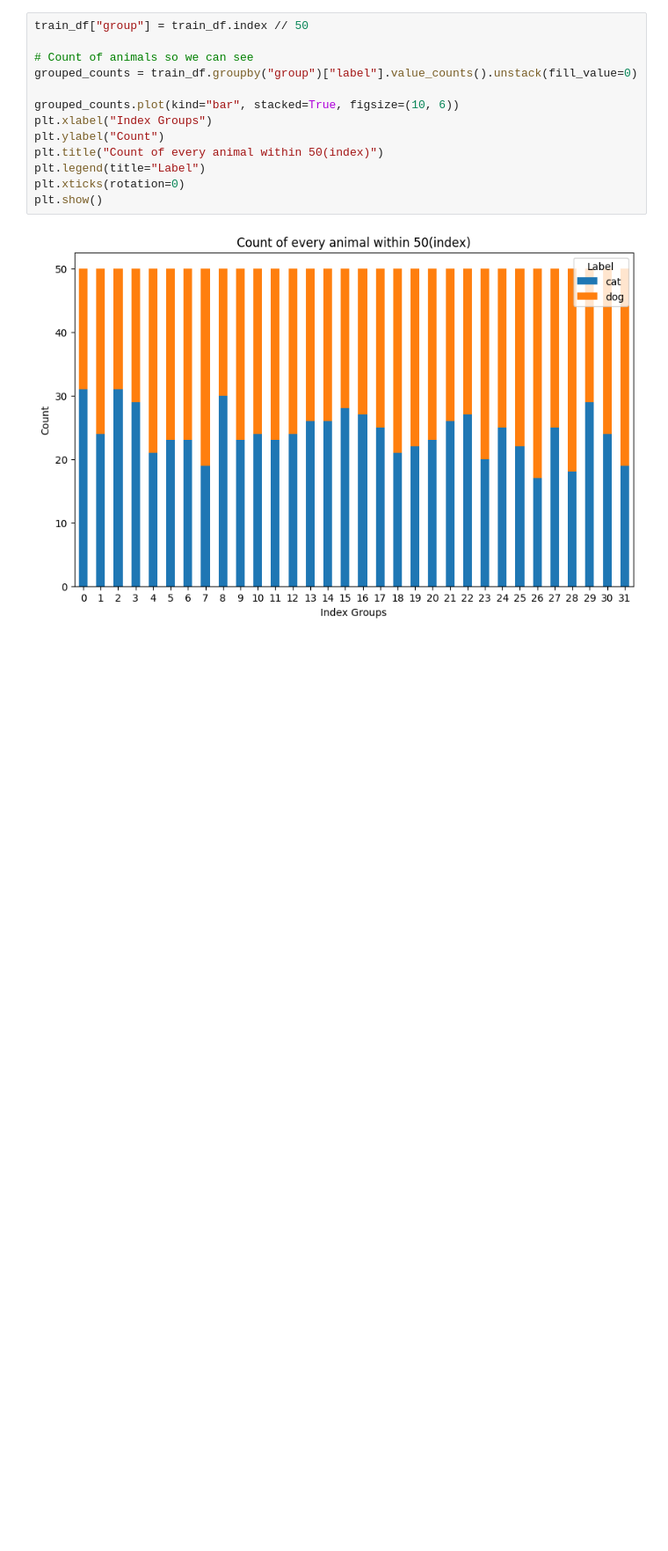
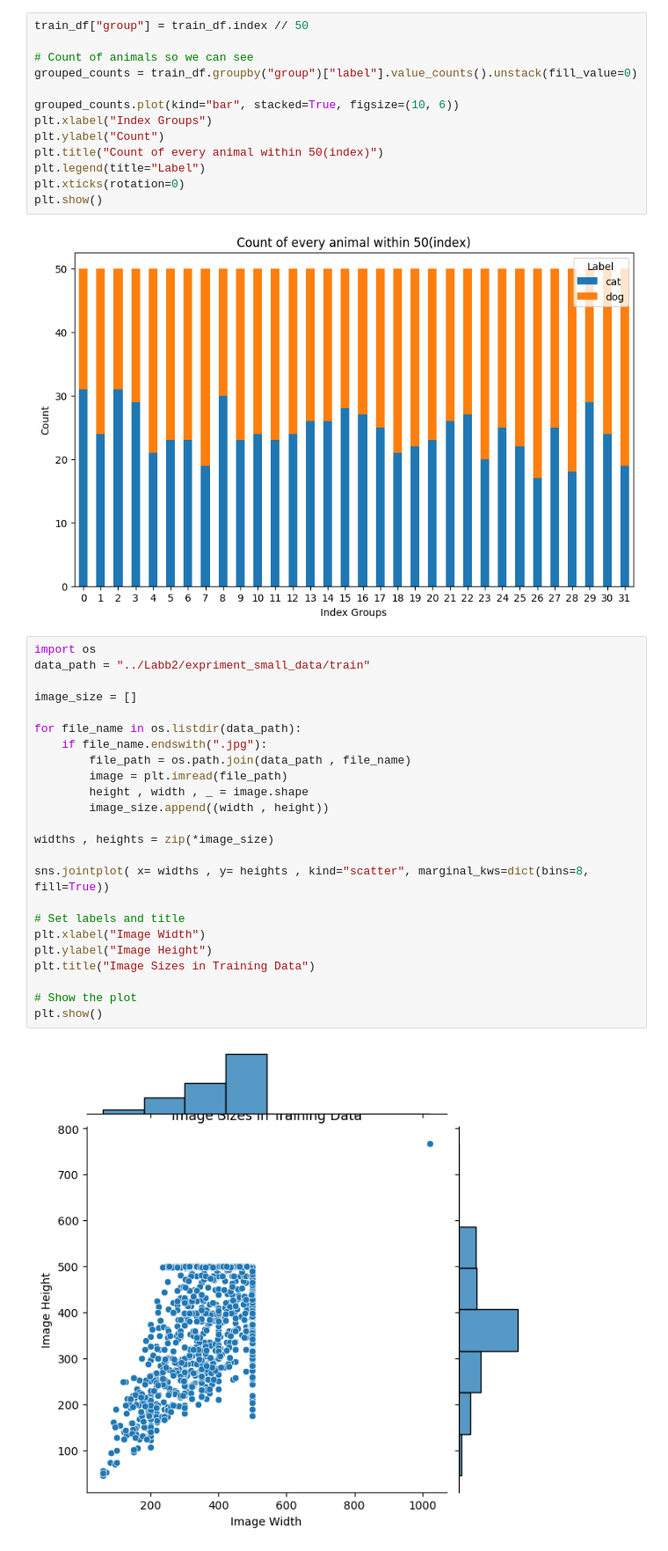
Before and after one commit to PontanB/AI-Pontus-Berglund-OPA23-, a Jupyter notebook: Labb2/lab.ipynb, the cells around one changed output. Shown at 88% size. Saved outputs shown, nothing was run; the diff lists cells and outputs as text; blank space fills up the shorter version.

Commit message:
lab 2 image resizing

```diff
--- a/Labb2/lab.ipynb
+++ b/Labb2/lab.ipynb
@@ -229,3 +230,29 @@ plt.xticks(rotation=0)
 plt.show()
 # %% [output]
 [figure]
+# %%
+import os
+data_path = "../Labb2/expriment_small_data/train"
+
+image_size = []
+
+for file_name in os.listdir(data_path):
+    if file_name.endswith(".jpg"):
+        file_path = os.path.join(data_path , file_name)
+        image = plt.imread(file_path)
+        height , width , _ = image.shape
+        image_size.append((width , height))
+
+widths , heights = zip(*image_size)
+
+sns.jointplot( x= widths , y= heights , kind="scatter", marginal_kws=dict(bins=8, fill=True))
+
+# Set labels and title
+plt.xlabel("Image Width")
+plt.ylabel("Image Height")
+plt.title("Image Sizes in Training Data")
+
+# Show the plot
+plt.show()
+# %% [output]
+[figure, added]
```
Also changed, not shown: parts of 5 cells of this notebook, 1 other file.
